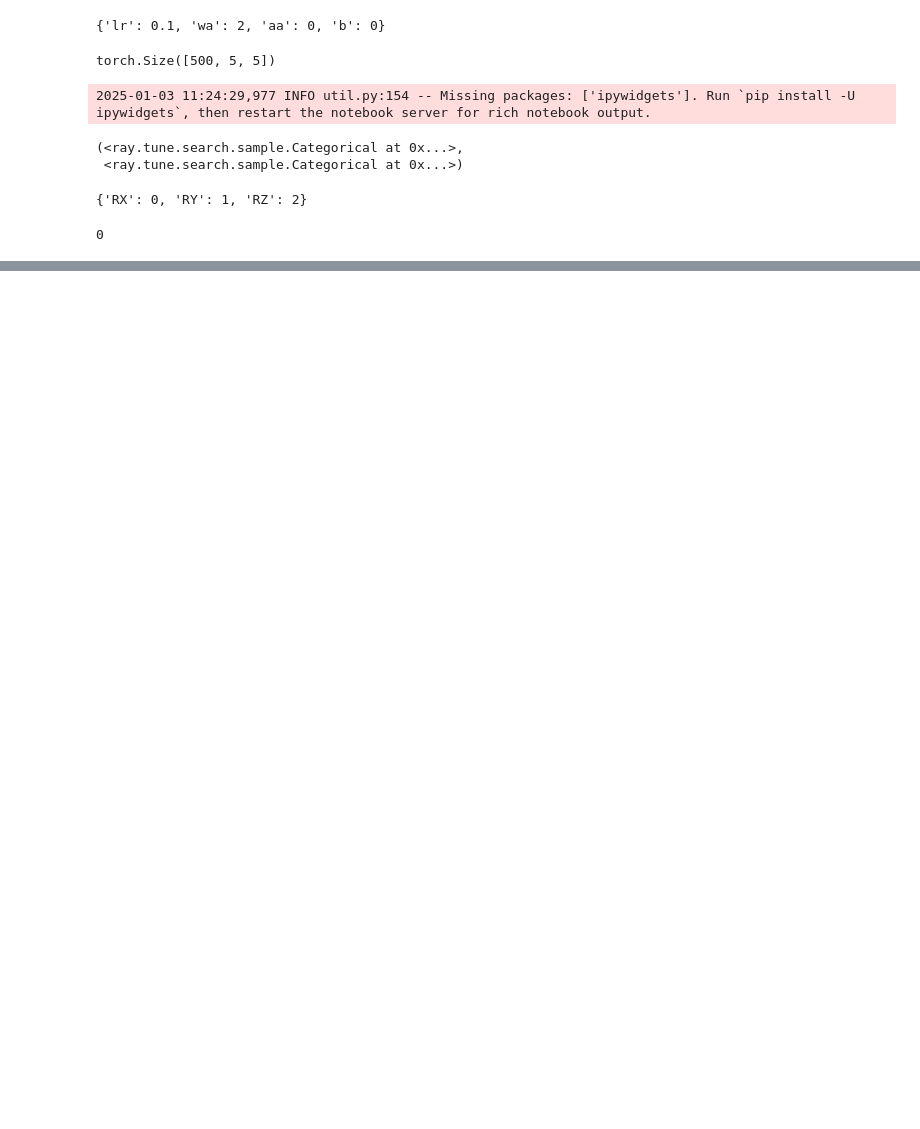
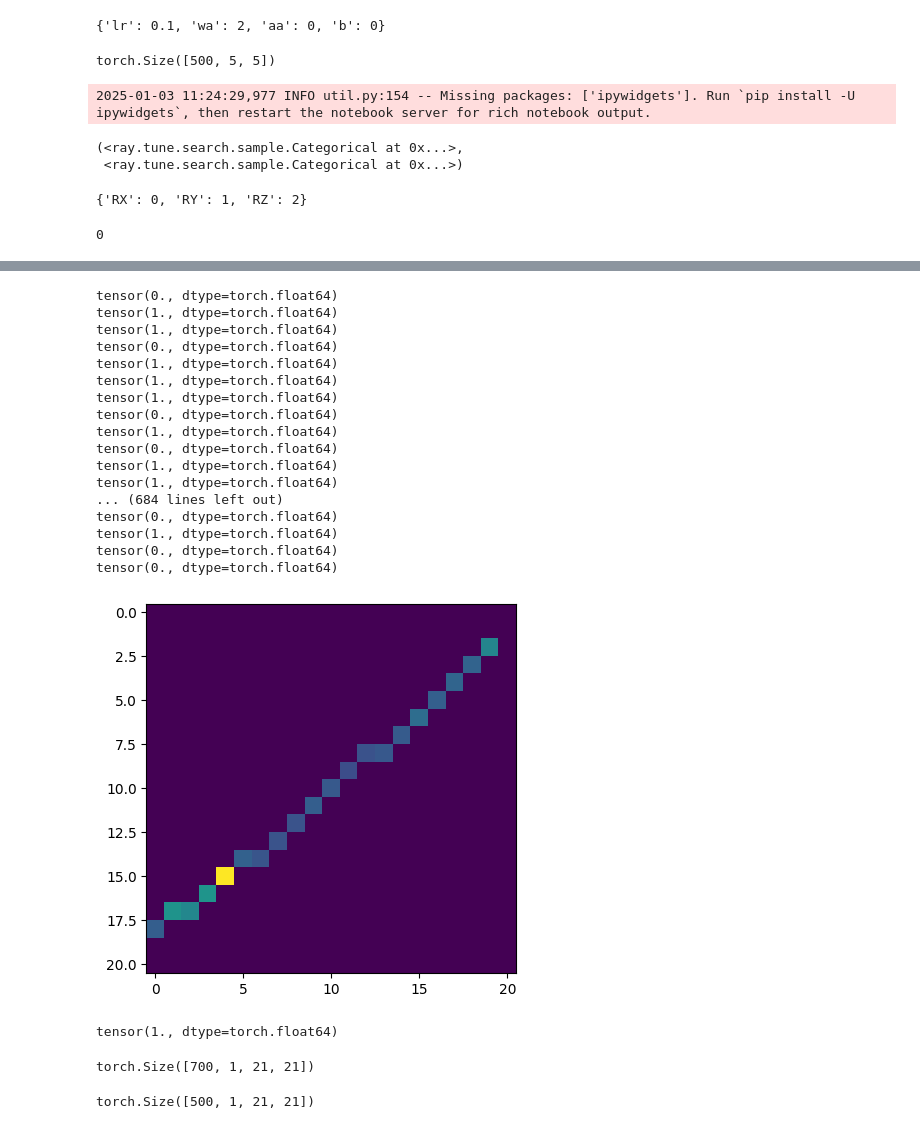
Before and after one commit to marcinjastrzebski8/Geometric_learning, a Jupyter notebook: scrapbooks_and_miscellaneous_experiments/scrapbook.ipynb, the cells around one changed output, grey strips where cells are left out. Saved outputs shown, nothing was run; the diff lists cells and outputs as text; code cells hidden in the pictures; blank space fills up the shorter version.

```diff
--- a/scrapbooks_and_miscellaneous_experiments/scrapbook.ipynb
+++ b/scrapbooks_and_miscellaneous_experiments/scrapbook.ipynb
@@ -1311,0 +1604,31 @@ some_dict['RX']
+# %%
+for batch_data, batch_labels in train_loader:
+    plt.imshow(batch_data[0][0])
+    print(batch_labels[0])
+# %% [output]
+tensor(0., dtype=torch.float64)
+tensor(1., dtype=torch.float64)
+tensor(1., dtype=torch.float64)
+tensor(0., dtype=torch.float64)
+tensor(1., dtype=torch.float64)
+tensor(1., dtype=torch.float64)
+tensor(1., dtype=torch.float64)
+tensor(0., dtype=torch.float64)
+tensor(1., dtype=torch.float64)
+tensor(0., dtype=torch.float64)
+tensor(1., dtype=torch.float64)
+tensor(1., dtype=torch.float64)
+... (684 lines left out)
+tensor(0., dtype=torch.float64)
+tensor(1., dtype=torch.float64)
+tensor(0., dtype=torch.float64)
+tensor(0., dtype=torch.float64)
+[figure, added]
+# %%
+data[0][1]
+# %% [output]
+tensor(1., dtype=torch.float64)
+# %%
+data.shape
+# %% [output]
+torch.Size([700, 1, 21, 21])
@@ -1311,0 +1679,4 @@ some_dict['RX']
+# %%
+pb_data.shape
+# %% [output]
+torch.Size([500, 1, 21, 21])
```
Also changed, not shown: parts of 17 cells of this notebook.
